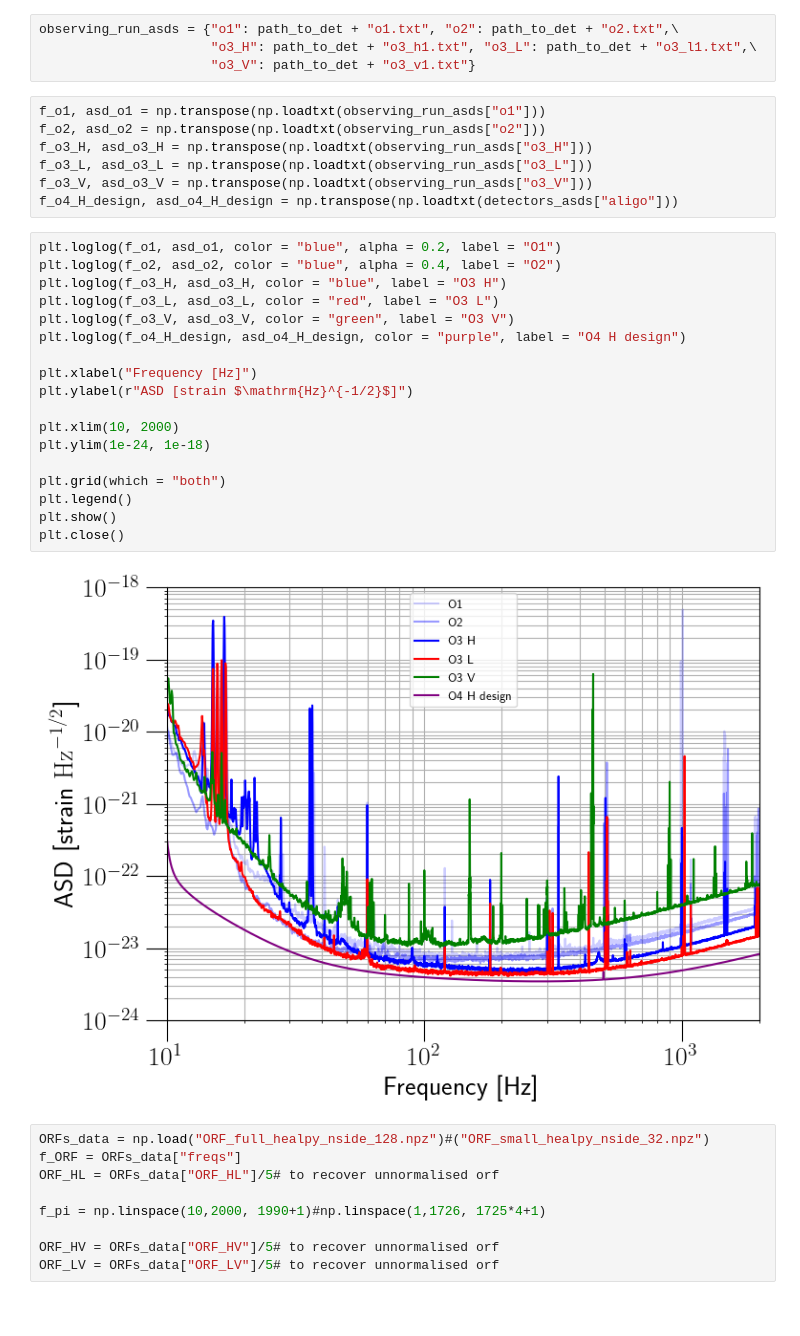
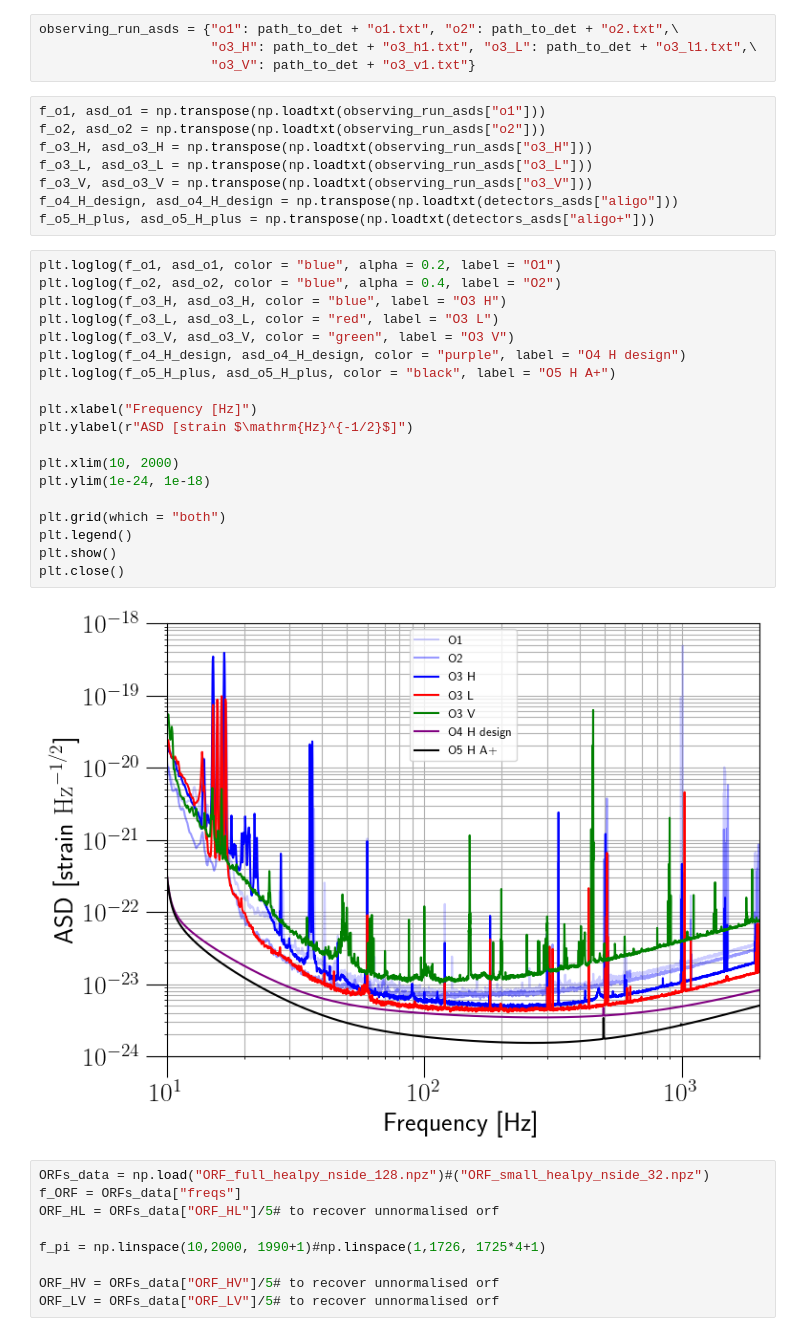
Before and after one commit to Delo95/PhD_Thesis, a Jupyter notebook: Figures/Correct_Armageddon_Plot.ipynb, the cells around one changed output. Saved outputs shown, nothing was run; the diff lists cells and outputs as text.

```diff
--- a/Figures/Correct_Armageddon_Plot.ipynb
+++ b/Figures/Correct_Armageddon_Plot.ipynb
@@ -1269,26 +1269,28 @@ f_o3_H, asd_o3_H = np.transpose(np.loadtxt(observing_run_asds["o3_H"]))
 f_o3_L, asd_o3_L = np.transpose(np.loadtxt(observing_run_asds["o3_L"]))
 f_o3_V, asd_o3_V = np.transpose(np.loadtxt(observing_run_asds["o3_V"]))
 f_o4_H_design, asd_o4_H_design = np.transpose(np.loadtxt(detectors_asds["aligo"]))
+f_o5_H_plus, asd_o5_H_plus = np.transpose(np.loadtxt(detectors_asds["aligo+"]))
 # %%
 plt.loglog(f_o1, asd_o1, color = "blue", alpha = 0.2, label = "O1")
 plt.loglog(f_o2, asd_o2, color = "blue", alpha = 0.4, label = "O2")
 plt.loglog(f_o3_H, asd_o3_H, color = "blue", label = "O3 H")
 plt.loglog(f_o3_L, asd_o3_L, color = "red", label = "O3 L")
 plt.loglog(f_o3_V, asd_o3_V, color = "green", label = "O3 V")
 plt.loglog(f_o4_H_design, asd_o4_H_design, color = "purple", label = "O4 H design")
+plt.loglog(f_o5_H_plus, asd_o5_H_plus, color = "black", label = "O5 H A+")
 
 plt.xlabel("Frequency [Hz]")
 plt.ylabel(r"ASD [strain $\mathrm{Hz}^{-1/2}$]")
 
 plt.xlim(10, 2000)
 plt.ylim(1e-24, 1e-18)
 
 plt.grid(which = "both")
 plt.legend()
 plt.show()
 plt.close()
 # %% [output]
-[figure, old version]
+[figure, new version]
 # %%
 ORFs_data = np.load("ORF_full_healpy_nside_128.npz")#("ORF_small_healpy_nside_32.npz")
 f_ORF = ORFs_data["freqs"]
```
Also changed, not shown: parts of 7 cells of this notebook.
